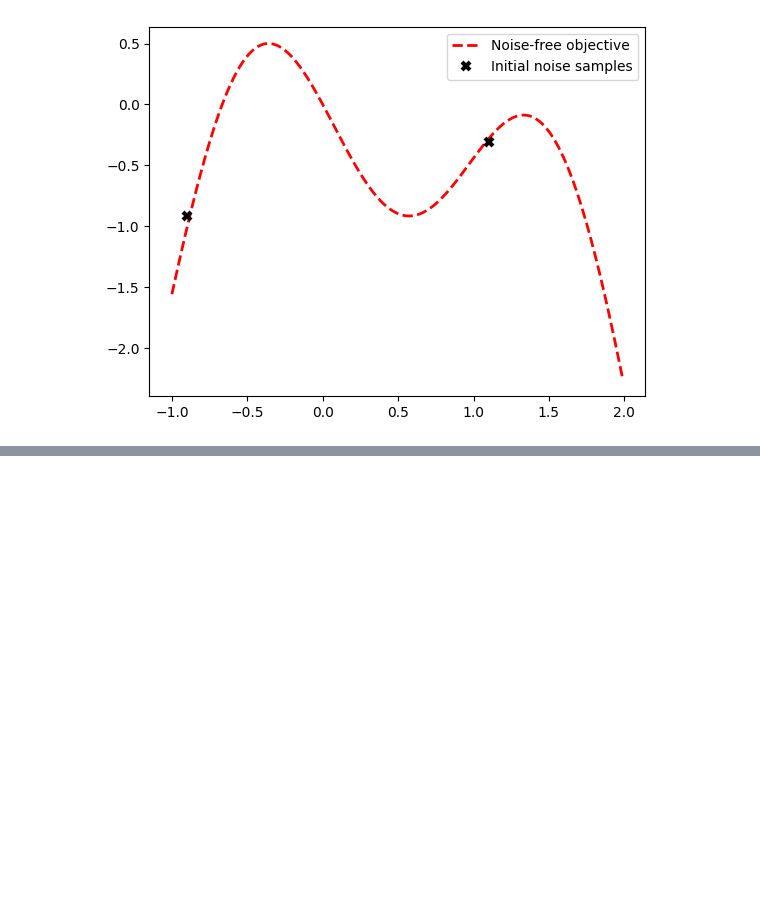
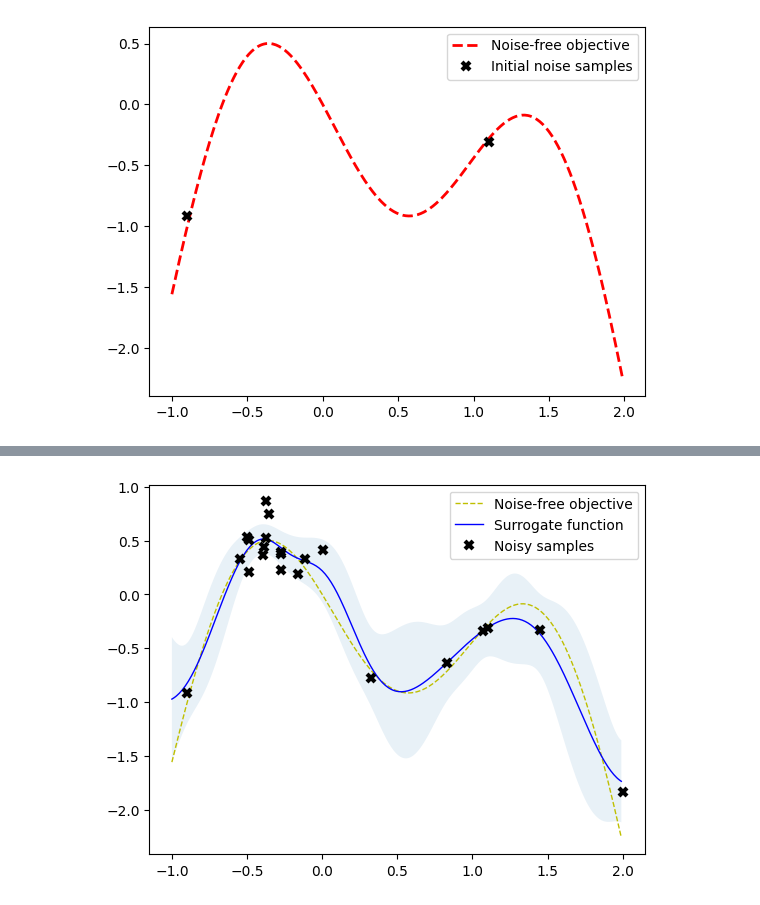
Before and after one commit to HuizhiXu/quarto, a Jupyter notebook: code/expected_improvement.ipynb, the cells around one changed output, grey strips where cells are left out. Saved outputs shown, nothing was run; the diff lists cells and outputs as text; code cells hidden in the pictures; blank space fills up the shorter version.

```diff
--- a/code/expected_improvement.ipynb
+++ b/code/expected_improvement.ipynb
@@ -213,3 +214,0 @@ TypeError: 'float' object is not subscriptable
-# %%
-m52 = ConstantKernel(1.0) * Matern(length_scale=1.0, nu=2.5)
-gpr = GaussianProcessRegressor(kernel=m52, alpha=noise**2)
@@ -215,0 +223,27 @@ gpr = GaussianProcessRegressor(kernel=m52, alpha=noise**2)
+# %%
+from sklearn.base import clone
+from skopt import gp_minimize
+from skopt.learning import GaussianProcessRegressor
+from skopt.learning.gaussian_process.kernels import ConstantKernel, Matern
+
+# use custom kernel and estimator to match previous example
+m52 = ConstantKernel(1.0) * Matern(length_scale=1.0, nu=2.5)
+g = GaussianProcessRegressor(kernel=m52, alpha=noise**2)
+# start BO
+r = gp_minimize(func=lambda x: -f(np.array(x),
+                noise=noise)[0], # function to minimize
+                dimensions=bounds.tolist(),    # search bounds
+                base_estimator=g, # GP prior
+                acq_func='EI',      # expected improvement
+                xi=0.01,            # exploitation-exploration trade-off
+                n_calls=n_iter,
+                # number of iterations
+                n_initial_points=0,  # initial samples are provided
+                x0=X_init.tolist(), # initial samples
+                y0=-Y_init.ravel())
+# fit GP model to samples for plotting
+gpr.fit(r.x_iters, -r.func_vals)
+# Plot the fitted model and the noisy samples
+plot_approximation(gpr, X_plot, Y_plot, r.x_iters, -r.func_vals, show_legend=True)
+# %% [output]
+[figure, added]
```
Also changed, not shown: parts of 9 cells of this notebook.
